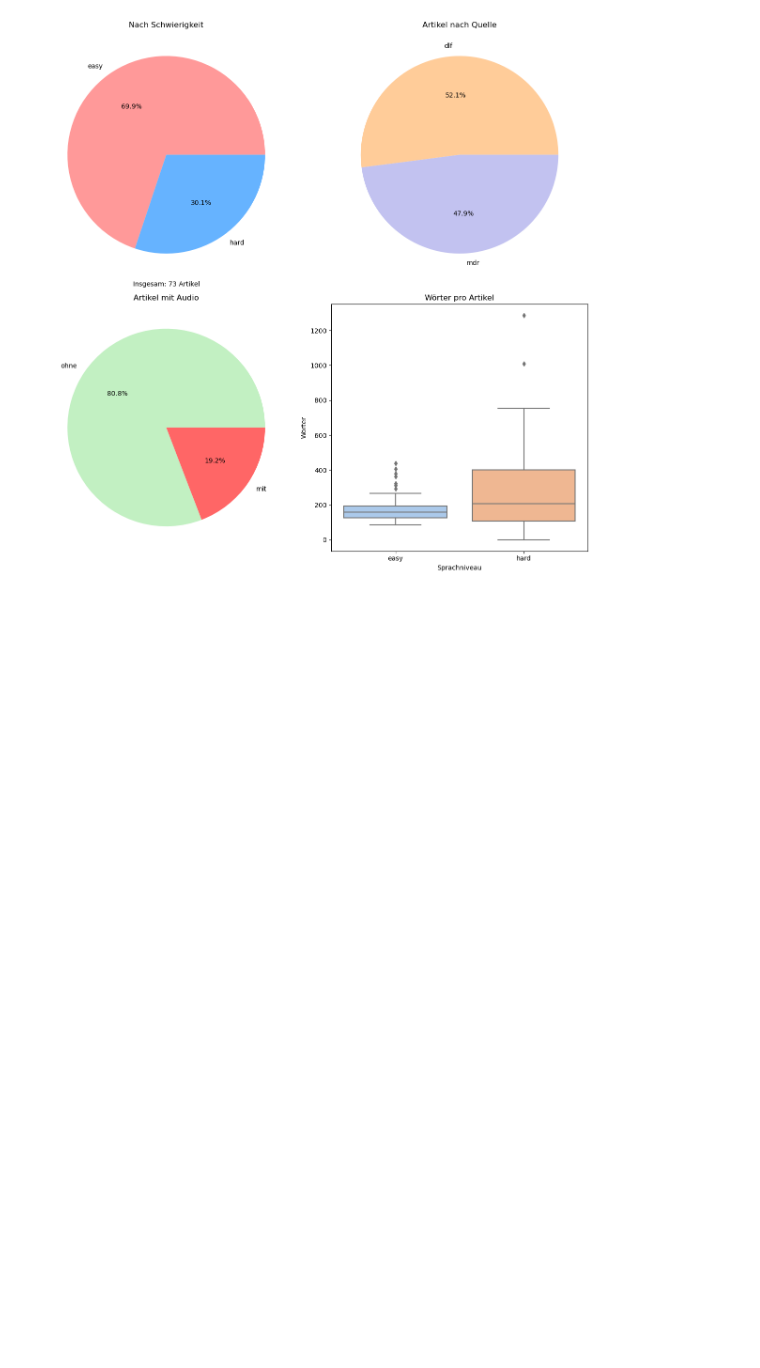
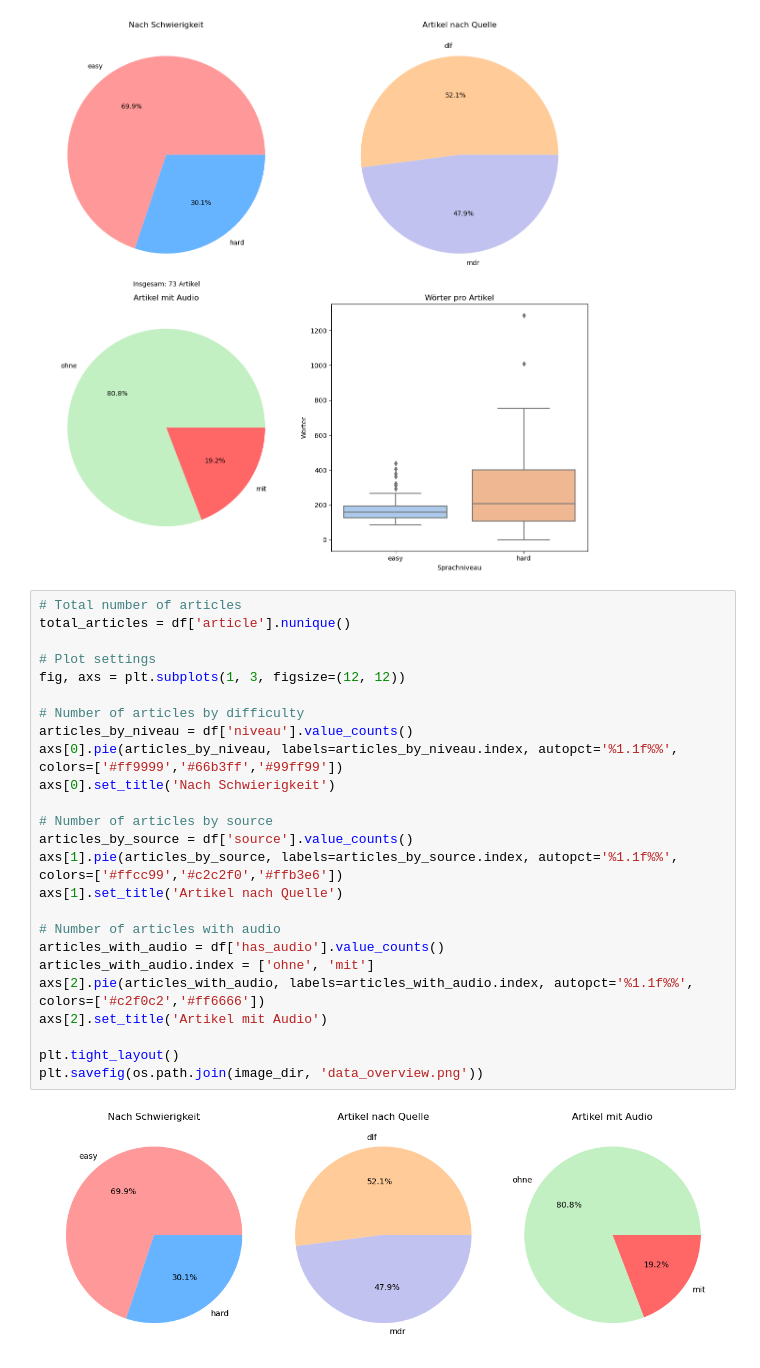
Before and after one commit to larsaars/KIP_EinfachErklaert, a Jupyter notebook: scripts/data_visualization/visualisation.ipynb, the cells around one changed output. Drawn from its saved outputs; the diff is of its cells as text; blank space fills up the shorter version.

Commit message:
visualisation folder

```diff
--- a/scripts/visualisation.ipynb
+++ b/scripts/data_visualization/visualisation.ipynb
@@ -90,3 +90,30 @@ plt.savefig(os.path.join(image_dir, 'data_overview.png'))
 plt.show()
 # %% [output]
 [figure]
+# %%
+# Total number of articles
+total_articles = df['article'].nunique()
+
+# Plot settings
+fig, axs = plt.subplots(1, 3, figsize=(12, 12))
+
+# Number of articles by difficulty
+articles_by_niveau = df['niveau'].value_counts()
+axs[0].pie(articles_by_niveau, labels=articles_by_niveau.index, autopct='%1.1f%%', colors=['#ff9999','#66b3ff','#99ff99'])
+axs[0].set_title('Nach Schwierigkeit')
+
+# Number of articles by source
+articles_by_source = df['source'].value_counts()
+axs[1].pie(articles_by_source, labels=articles_by_source.index, autopct='%1.1f%%', colors=['#ffcc99','#c2c2f0','#ffb3e6'])
+axs[1].set_title('Artikel nach Quelle')
+
+# Number of articles with audio
+articles_with_audio = df['has_audio'].value_counts()
+articles_with_audio.index = ['ohne', 'mit']
+axs[2].pie(articles_with_audio, labels=articles_with_audio.index, autopct='%1.1f%%', colors=['#c2f0c2','#ff6666'])
+axs[2].set_title('Artikel mit Audio')
+
+plt.tight_layout()
+plt.savefig(os.path.join(image_dir, 'data_overview.png'))
+# %% [output]
+[figure, added]
```
Also changed, not shown: 7 other files.
